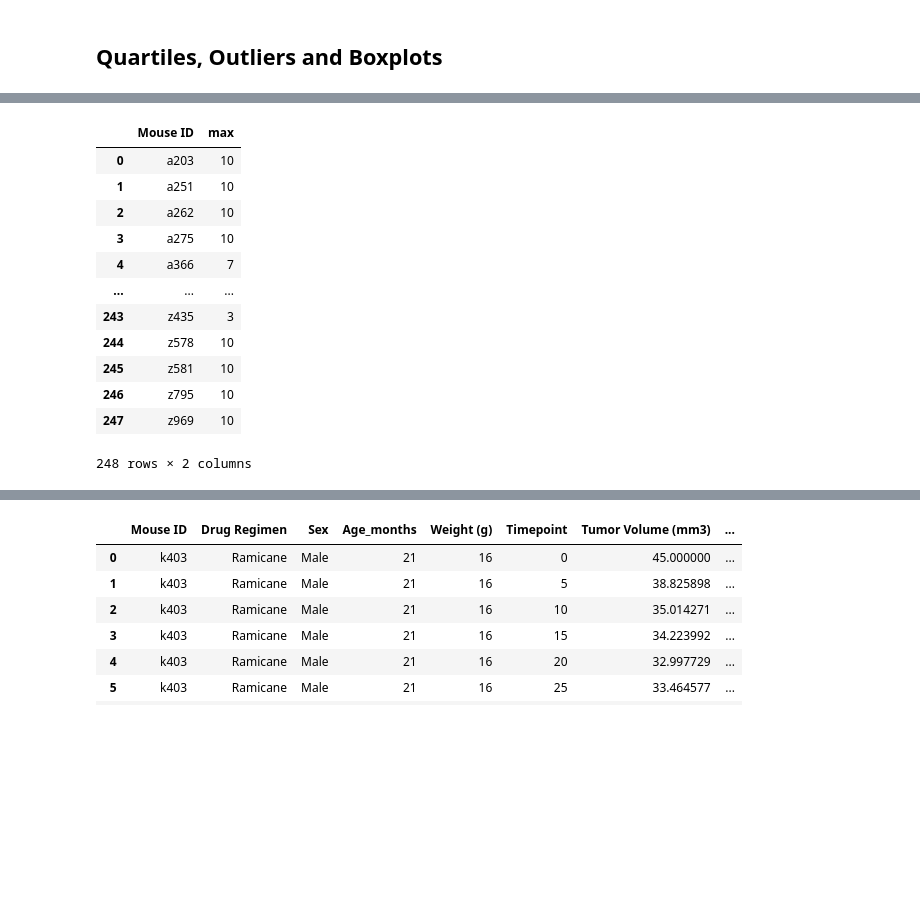
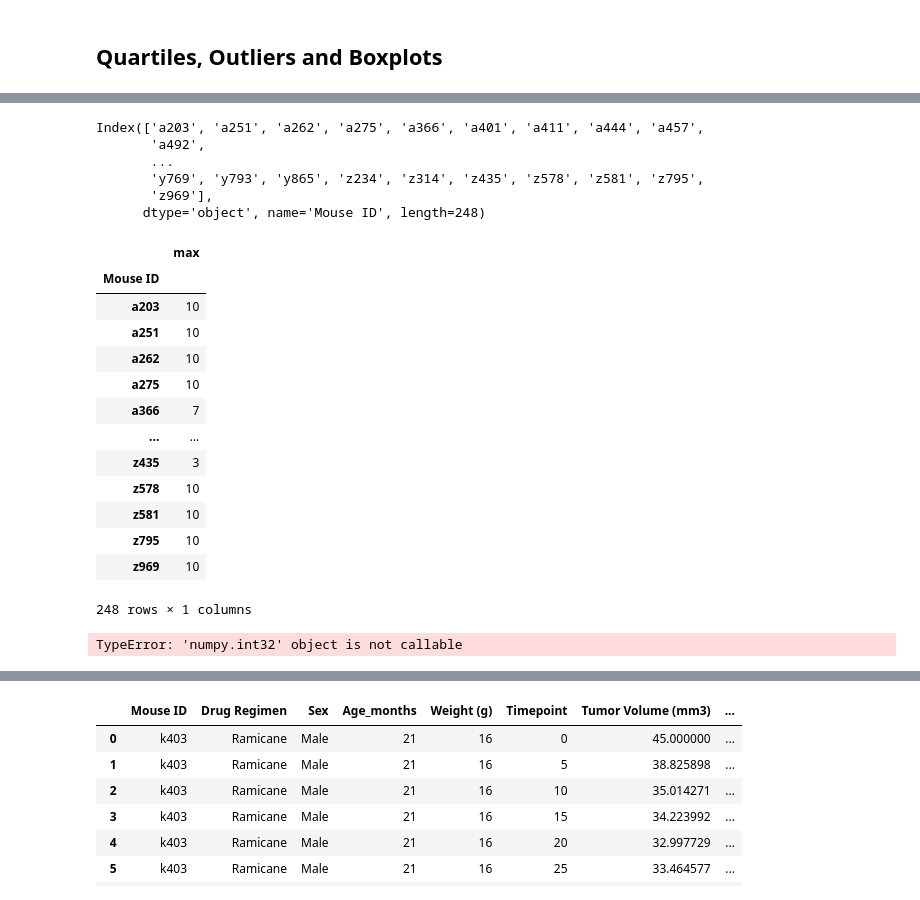
Before and after one commit to emmybsu/MatPlotLib-ECruz, a Jupyter notebook: pymaceuticals_starter-Emily Cruz2.ipynb, the cells around one changed output, grey strips where cells are left out. Cells and saved outputs as stored; diff of their text form; code cells hidden in the pictures; blank space fills up the shorter version.

```diff
--- a/pymaceuticals_starter-Emily Cruz2.ipynb
+++ b/pymaceuticals_starter-Emily Cruz2.ipynb
@@ -256,32 +306,47 @@ plt.show()
+# %%
+dftest.index
+# %% [output]
+Index(['a203', 'a251', 'a262', 'a275', 'a366', 'a401', 'a411', 'a444', 'a457',
+       'a492',
+       ...
+       'y769', 'y793', 'y865', 'z234', 'z314', 'z435', 'z578', 'z581', 'z795',
+       'z969'],
+      dtype='object', name='Mouse ID', length=248)
 # %%
 # Calculate the final tumor volume of each mouse across four of the treatment regimens:
 # Capomulin, Ramicane, Infubinol, and Ceftamin
 # capomulin = clean_df.loc[clean_df['Drug Regimen'] == 'Capomulin',]
 # capomulin
 # Start by getting the last (greatest) timepoint for each mouse
 #gender_max_tp = clean_df.groupby(['Mouse ID'], as_index=False)['Timepoint'].max()#['Tumor Volume(mm3)']
 #gender_max_tp({'max':clean_df.groupby(['Mouse ID'].)size()}).reset_index()
-gender_max_tp= clean_df.groupby(["Mouse ID"]).size().to_frame(name = 'max').reset_index()
+gender_max_tp= clean_df.groupby(["Mouse ID"]).size().to_frame(name = 'max')#.reset_index()
 # gender_max_tp
 
 # all_types_gender = gender_max_tp.to_frame([['Tumor Volume (mm3)']])
 # all_types_gender
 #clean_df5= gender_max_tp.to_frame()
 
 #clean_df5
 
 gender_max_tp
 # %% [output]
-|  | Mouse ID | max |
-| 0 | a203 | 10 |
-| 1 | a251 | 10 |
-| 2 | a262 | 10 |
-| 3 | a275 | 10 |
-| 4 | a366 | 7 |
-| ... | ... | ... |
-| 243 | z435 | 3 |
-| 244 | z578 | 10 |
-| 245 | z581 | 10 |
-| 246 | z795 | 10 |
-| 247 | z969 | 10 |
+|  | max |
+| Mouse ID |  |
+| a203 | 10 |
+| a251 | 10 |
+| a262 | 10 |
+| a275 | 10 |
+| a366 | 7 |
+| ... | ... |
+| z435 | 3 |
+| z578 | 10 |
+| z581 | 10 |
+| z795 | 10 |
+| z969 | 10 |
-248 rows × 2 columns
+248 rows × 1 columns
+# %%
+gender_max_tp= clean_df.size().to_frame(name = 'max')#.reset_index()
+gender_max_tp.head()
+# %% [output]
+TypeError: 'numpy.int32' object is not callable
```
Also changed, not shown: parts of 14 cells of this notebook.
